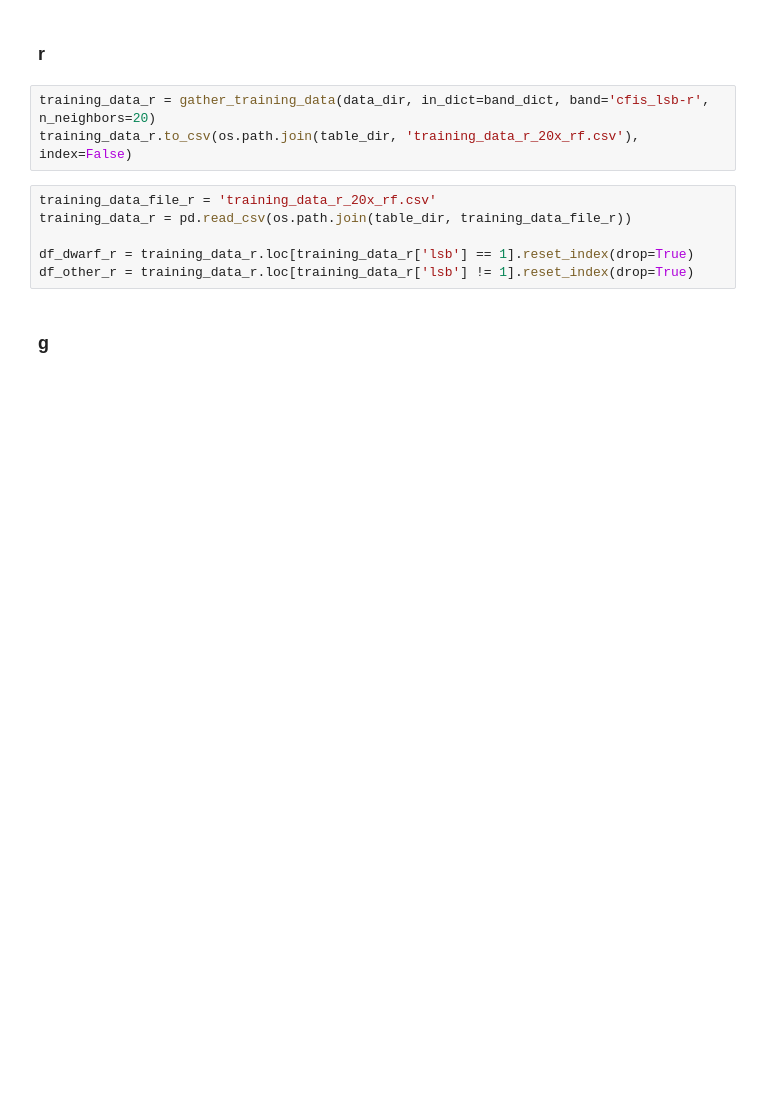
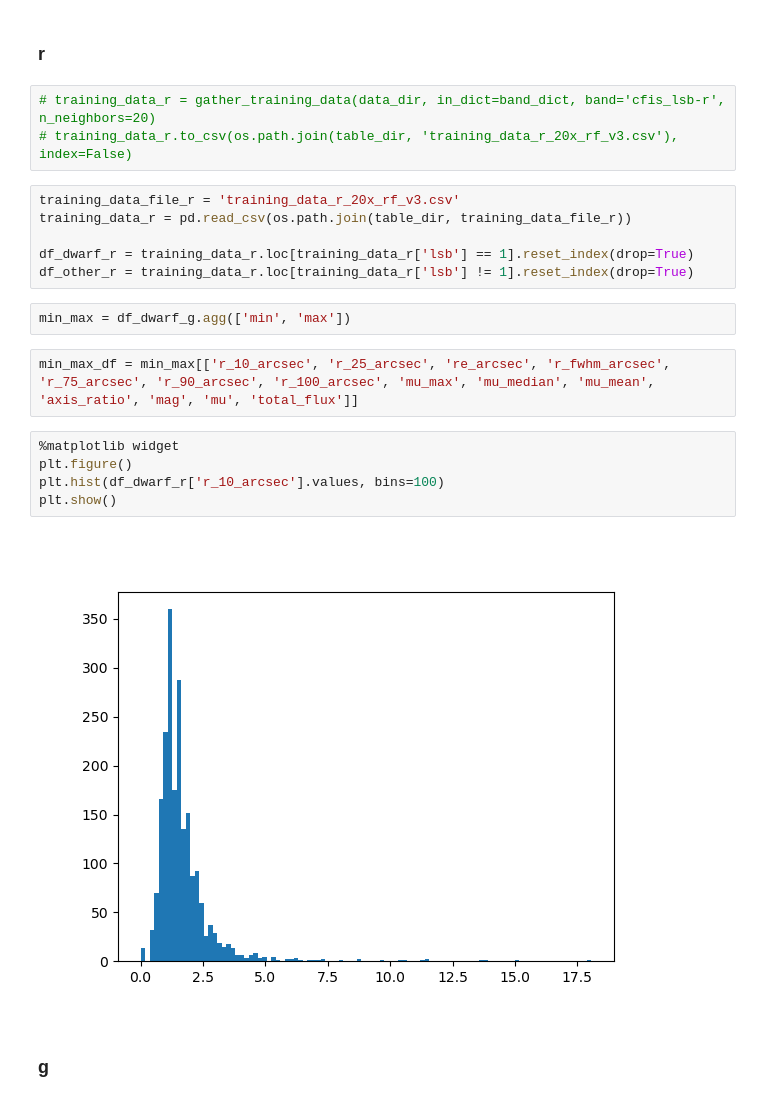
Before and after one commit to heesters-nick/DwarForge, a Jupyter notebook: notebooks/data_accretion.ipynb, the cells around one changed output. Cells and saved outputs as stored; diff of their text form; blank space fills up the shorter version.

```diff
--- a/notebooks/data_accretion.ipynb
+++ b/notebooks/data_accretion.ipynb
@@ -892,14 +906,25 @@ tile_list = get_tile_list(dwarf_cat)
 # %% [markdown]
 ### r
 # %%
-training_data_r = gather_training_data(data_dir, in_dict=band_dict, band='cfis_lsb-r', n_neighbors=20)
-training_data_r.to_csv(os.path.join(table_dir, 'training_data_r_20x_rf.csv'), index=False)
+# training_data_r = gather_training_data(data_dir, in_dict=band_dict, band='cfis_lsb-r', n_neighbors=20)
+# training_data_r.to_csv(os.path.join(table_dir, 'training_data_r_20x_rf_v3.csv'), index=False)
 # %%
-training_data_file_r = 'training_data_r_20x_rf.csv'
+training_data_file_r = 'training_data_r_20x_rf_v3.csv'
 training_data_r = pd.read_csv(os.path.join(table_dir, training_data_file_r))
 
 df_dwarf_r = training_data_r.loc[training_data_r['lsb'] == 1].reset_index(drop=True)
 df_other_r = training_data_r.loc[training_data_r['lsb'] != 1].reset_index(drop=True)
+# %%
+min_max = df_dwarf_g.agg(['min', 'max'])
+# %%
+min_max_df = min_max[['r_10_arcsec', 'r_25_arcsec', 're_arcsec', 'r_fwhm_arcsec', 'r_75_arcsec', 'r_90_arcsec', 'r_100_arcsec', 'mu_max', 'mu_median', 'mu_mean', 'axis_ratio', 'mag', 'mu', 'total_flux']]
+# %%
+%matplotlib widget
+plt.figure()
+plt.hist(df_dwarf_r['r_10_arcsec'].values, bins=100)
+plt.show()
+# %% [output]
+[figure, added]
 # %% [markdown]
 ### g
 # %%
```
Also changed, not shown: parts of 22 cells of this notebook, 5 other files.
